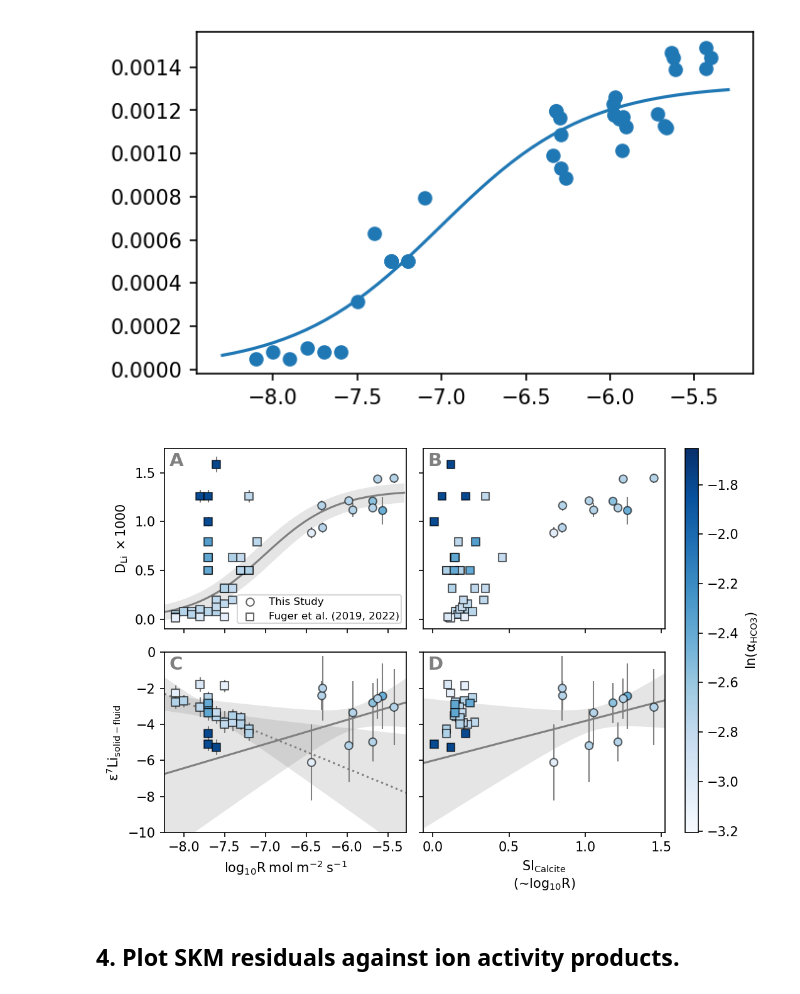
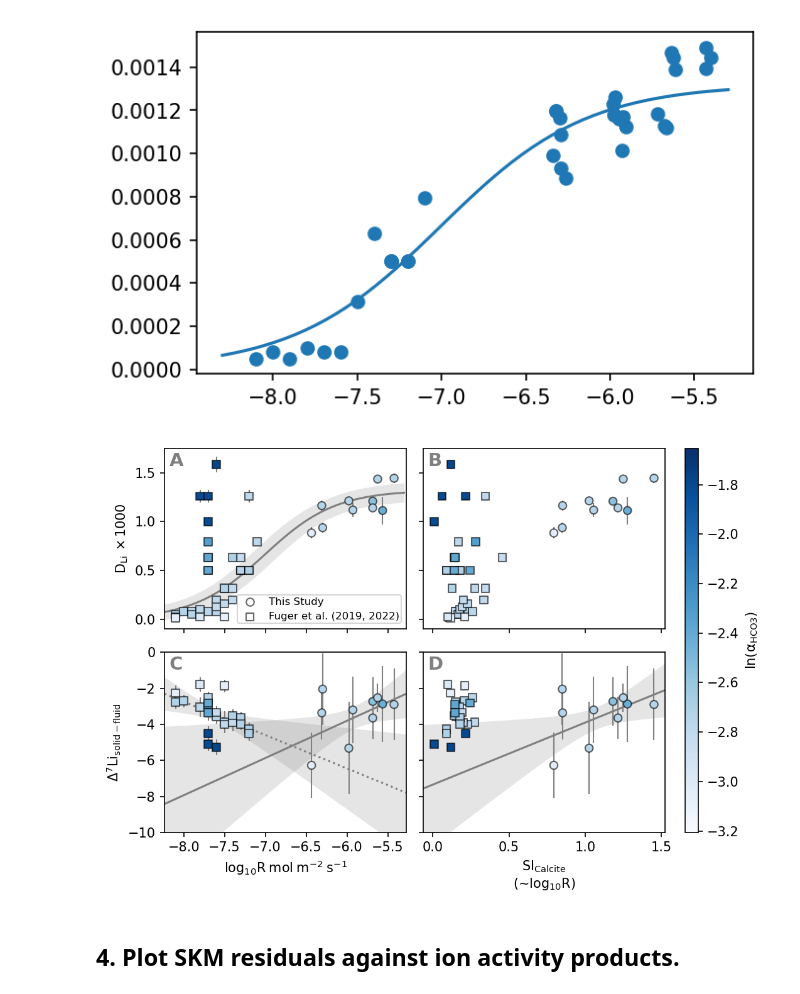
Before and after one commit to oscarbranson/supplementary, a Jupyter notebook: supplements/inorg_Li/02_Results.ipynb, the cells around one changed output. Drawn from its saved outputs; the diff is of its cells as text; code cells hidden in the pictures.

```diff
--- a/supplements/inorg_Li/02_Results.ipynb
+++ b/supplements/inorg_Li/02_Results.ipynb
@@ -272,10 +272,10 @@ for i, xvar in enumerate(['temp(C)', 'pH', 'C(mol/kgw)']):
         dax.scatter(nom(sdf.loc[ind, (database, xvar)]) * m, nom(sdf.loc[ind, ('OG', 'DLi')]) * 1e3,
                     lw=lw, edgecolor='k', color=c, zorder=20)
 
-        pax.errorbar(nom(sdf.loc[ind, (database, xvar)]) * m, nom(sdf.loc[ind, ('Li_isotopes_vs_fluid', 'epsilon_og')]),
-                     xerr=err(sdf.loc[ind, (database, xvar)]) * m, yerr=err(sdf.loc[ind, ('Li_isotopes_vs_fluid', 'epsilon_og')]),
+        pax.errorbar(nom(sdf.loc[ind, (database, xvar)]) * m, nom(sdf.loc[ind, ('Li_isotopes_vs_fluid', 'Delta_og')]),
+                     xerr=err(sdf.loc[ind, (database, xvar)]) * m, yerr=err(sdf.loc[ind, ('Li_isotopes_vs_fluid', 'Delta_og')]),
                      lw=0, elinewidth=1, color=c, zorder=-1)
-        pax.scatter(nom(sdf.loc[ind, (database, xvar)]) * m, nom(sdf.loc[ind, ('Li_isotopes_vs_fluid', 'epsilon_og')]),
+        pax.scatter(nom(sdf.loc[ind, (database, xvar)]) * m, nom(sdf.loc[ind, ('Li_isotopes_vs_fluid', 'Delta_og')]),
                     lw=lw, edgecolor='k', color=c, zorder=20)
 
 axs[0,0].scatter([],[], c='grey', label='This Study', edgecolor='k', lw=0.5)
@@ -288,8 +288,8 @@ for who in whos:
     dax.errorbar(inorg.loc[who, ('solution', 'TempC')], inorg.loc[who, ('solid', 'DLi')] * 1e3,
                     yerr=inorg.loc[who, ('solid', 'DLi_2std')] * 1e3,
                     marker=m, color=c, **epar)
-    pax.errorbar(inorg.loc[who, ('solution', 'TempC')], inorg.loc[who, ('solid', 'epsilon_7Li')],
-                    yerr=inorg.loc[who, ('solid', 'epsilon_7Li_2std')],
+    pax.errorbar(inorg.loc[who, ('solution', 'TempC')], inorg.loc[who, ('solid', 'Delta_7Li')],
+                    yerr=inorg.loc[who, ('solid', 'Delta_7Li_2std')],
                     marker=m, color=c, **epar)
 
     if 'Fuger' in who:
@@ -297,16 +297,16 @@ for who in whos:
         dax.errorbar(inorg.loc[who, (database, 'pH')], inorg.loc[who, ('solid', 'DLi')] * 1e3,
                      yerr=inorg.loc[who, ('solid', 'DLi_2std')] * 1e3,
                      marker=m, color=c, **epar)
-        pax.errorbar(inorg.loc[who, (database, 'pH')], inorg.loc[who, ('solid', 'epsilon_7Li')],
-                     yerr=inorg.loc[who, ('solid', 'epsilon_7Li_2std')],
+        pax.errorbar(inorg.loc[who, (database, 'pH')], inorg.loc[who, ('solid', 'Delta_7Li')],
+                     yerr=inorg.loc[who, ('solid', 'Delta_7Li_2std')],
                      marker=m, color=c, **epar)
 
         dax, pax = axs.T[2]
         dax.errorbar(inorg.loc[who, (database, 'C(mol/kgw)')] * 1e6, inorg.loc[who, ('solid', 'DLi')] * 1e3,
                      yerr=inorg.loc[who, ('solid', 'DLi_2std')] * 1e3,
                      marker=m, color=c, **epar)
-        pax.errorbar(inorg.loc[who, (database, 'C(mol/kgw)')] * 1e6, inorg.loc[who, ('solid', 'epsilon_7Li')],
-                     yerr=inorg.loc[who, ('solid', 'epsilon_7Li_2std')],
+        pax.errorbar(inorg.loc[who, (database, 'C(mol/kgw)')] * 1e6, inorg.loc[who, ('solid', 'Delta_7Li')],
+                     yerr=inorg.loc[who, ('solid', 'Delta_7Li_2std')],
                      marker=m, color=c, **epar)
 
     axs[0,0].scatter([], [], marker=m, color=c, label=rdict[who])
@@ -314,7 +314,7 @@ for who in whos:
 axs[0,0].legend(fontsize=8)
 
 axs[0,0].set_ylabel('$D_{Li}\ \\times 1000$')
-axs[1,0].set_ylabel('$\epsilon^7Li_{solid-fluid}$')
+axs[1,0].set_ylabel('$\\Delta^7Li_{solid-fluid}$')
 
 axs[1,0].set_xlabel('Temperature ℃')
 axs[1,1].set_xlabel('$pH_T$')
@@ -441,10 +441,10 @@ bax.errorbar(fug.loc[:, ('solid', 'logR')], fug.loc[:, ('solid', 'DLi')] * 1e3,
 bax.scatter(fug.loc[:, ('solid', 'logR')], fug.loc[:, ('solid', 'DLi')] * 1e3,
             c=fug.loc[:, cvar], marker=mdict['Fuger2019'][1], **cargs)
 
-pax.errorbar(fug.loc[:, ('solid', 'logR')], fug.loc[:, ('solid', 'epsilon_7Li')],
-             yerr=fug.loc[:, ('solid', 'epsilon_7Li_2std')],
+pax.errorbar(fug.loc[:, ('solid', 'logR')], fug.loc[:, ('solid', 'Delta_7Li')],
+             yerr=fug.loc[:, ('solid', 'Delta_7Li_2std')],
              **epar, zorder=-1, color='grey')
-pax.scatter(fug.loc[:, ('solid', 'logR')], fug.loc[:, ('solid', 'epsilon_7Li')],
+pax.scatter(fug.loc[:, ('solid', 'logR')], fug.loc[:, ('solid', 'Delta_7Li')],
             c=fug.loc[:, cvar], marker=mdict['Fuger2019'][1], **cargs)
 
 bax.errorbar(nom(pdf.loc[:, ('R', 'log10R_13C')]), nom(pdf.loc[:, ('OG', 'DLi')]) * 1e3,
@@ -452,10 +452,10 @@ bax.errorbar(nom(pdf.loc[:, ('R', 'log10R_13C')]), nom(pdf.loc[:, ('OG', 'DLi')]
              **epar, zorder=-1, color='grey')
 bax.scatter(nom(pdf.loc[:, ('R', 'log10R_13C')]), nom(pdf.loc[:, ('OG', 'DLi')]) * 1e3, c=nom(pdf.loc[:, cvar]), **cargs)
 
-pax.errorbar(nom(pdf.loc[:, ('R', 'log10R_13C')]), nom(pdf.loc[:, ('Li_isotopes_vs_fluid', 'epsilon_og')]),
-             xerr=err(pdf.loc[:, ('R', 'log10R_13C')]), yerr=err(pdf.loc[:, ('Li_isotopes_vs_fluid', 'epsilon_og')]),
+pax.errorbar(nom(pdf.loc[:, ('R', 'log10R_13C')]), nom(pdf.loc[:, ('Li_isotopes_vs_fluid', 'Delta_og')]),
+             xerr=err(pdf.loc[:, ('R', 'log10R_13C')]), yerr=err(pdf.loc[:, ('Li_isotopes_vs_fluid', 'Delta_og')]),
              **epar, zorder=-1, color='grey')
-ma = pax.scatter(nom(pdf.loc[:, ('R', 'log10R_13C')]), nom(pdf.loc[:, ('Li_isotopes_vs_fluid', 'epsilon_og')]), c=nom(pdf.loc[:, cvar]), **cargs)
+ma = pax.scatter(nom(pdf.loc[:, ('R', 'log10R_13C')]), nom(pdf.loc[:, ('Li_isotopes_vs_fluid', 'Delta_og')]), c=nom(pdf.loc[:, cvar]), **cargs)
 
 # SI Calcite plot
 
@@ -469,7 +469,7 @@ bax.errorbar(fug.loc[:, (database, 'si_Calcite')], fug.loc[:, ('solid', 'DLi')]
 bax.scatter(fug.loc[:, (database, 'si_Calcite')], fug.loc[:, ('solid', 'DLi')] * 1e3,
             c=fug.loc[:, cvar], marker=mdict['Fuger2019'][1], **cargs)
 
-pax.scatter(fug.loc[:, (database, 'si_Calcite')], fug.loc[:, ('solid', 'epsilon_7Li')],
+pax.scatter(fug.loc[:, (database, 'si_Calcite')], fug.loc[:, ('solid', 'Delta_7Li')],
             c=fug.loc[:, cvar], marker=mdict['Fuger2019'][1], **cargs)
 
 bax.errorbar(nom(pdf.loc[:, (database, 'si_Calcite')]), nom(pdf.loc[:, ('OG', 'DLi')]) * 1e3,
@@ -477,49 +477,49 @@ bax.errorbar(nom(pdf.loc[:, (database, 'si_Calcite')]), nom(pdf.loc[:, ('OG', 'D
              **epar, zorder=-1, color='grey')
 bax.scatter(nom(pdf.loc[:, (database, 'si_Calcite')]), nom(pdf.loc[:, ('OG', 'DLi')]) * 1e3, c=nom(pdf.loc[:, cvar]), **cargs)
 
-pax.errorbar(nom(pdf.loc[:, (database, 'si_Calcite')]), nom(pdf.loc[:, ('Li_isotopes_vs_fluid', 'epsilon_og')]),
-             yerr=err(pdf.loc[:, ('Li_isotopes_vs_fluid', 'epsilon_og')]),
+pax.errorbar(nom(pdf.loc[:, (database, 'si_Calcite')]), nom(pdf.loc[:, ('Li_isotopes_vs_fluid', 'Delta_og')]),
+             yerr=err(pdf.loc[:, ('Li_isotopes_vs_fluid', 'Delta_og')]),
              **epar, zorder=-1, color='grey')
-ma = pax.scatter(nom(pdf.loc[:, (database, 'si_Calcite')]), nom(pdf.loc[:, ('Li_isotopes_vs_fluid', 'epsilon_og')]), c=nom(pdf.loc[:, cvar]), **cargs)
+ma = pax.scatter(nom(pdf.loc[:, (database, 'si_Calcite')]), nom(pdf.loc[:, ('Li_isotopes_vs_fluid', 'Delta_og')]), c=nom(pdf.loc[:, cvar]), **cargs)
 
 # pax.set_xlim(-6.6, -5.3)
 pax.set_ylim(-10, 0.)
 
 # draw on lines of best fit for the fuger data and our data
-pp = fit_line(fug.loc[:, ('solid', 'logR')], fug.loc[:, ('solid', 'epsilon_7Li')])
+pp = fit_line(fug.loc[:, ('solid', 'logR')], fug.loc[:, ('solid', 'Delta_7Li')])
 plot_line(axs[1,0], pp, zorder=-3, color='gray', ls=':')
 
 ind = ~df.index.str.contains('T =')
-pp = fit_line(nom(df.loc[ind, ('R', 'log10R_13C')]), nom(df.loc[ind, ('Li_isotopes_vs_fluid', 'epsilon_og')]))
+pp = fit_line(nom(df.loc[ind, ('R', 'log10R_13C')]), nom(df.loc[ind, ('Li_isotopes_vs_fluid', 'Delta_og')]))
 plot_line(axs[1,0], pp, zorder=-3, color='gray')
 
-pp = fit_line(nom(df.loc[ind, (database, 'si_Calcite')]), nom(df.loc[ind, ('Li_isotopes_vs_fluid', 'epsilon_og')]))
+pp = fit_line(nom(df.loc[ind, (database, 'si_Calcite')]), nom(df.loc[ind, ('Li_isotopes_vs_fluid', 'Delta_og')]))
 plot_line(axs[1,1], pp, zorder=-3, color='gray')
 
 # draw on SKM fit to constant HCO3-
 axs[0,0].plot(np.log10(nR), unp.nominal_values(pred) * 1000, color='grey', zorder=-2)
 axs[0,0].fill_between(np.log10(nR), unp.nominal_values(pred - 1.96 * err(pred)) * 1000, unp.nominal_values(pred + 1.96 * err(pred)) * 1000, alpha=0.2, color='grey', zorder=-3, lw=0)
 
 
 axs[0,0].set_ylabel('$D_{Li}\ \\times 1000$')
-axs[1,0].set_ylabel('$\epsilon^7Li_{solid-fluid}$')
+axs[1,0].set_ylabel('$\\Delta^7Li_{solid-fluid}$')
 
 fig.tight_layout()
 
 fig.subplots_adjust(right=0.87)
 cax = fig.add_axes([.9, pax.get_position().y0, .02, bax.get_position().y1 - pax.get_position().y0])
 fig.colorbar(ma, cax, label=clabel)
 
 for ax, a in zip(axs.flat, 'ABCDEFGH'):
     ax.text(0.02, 0.98, a, weight='bold', transform=ax.transAxes, ha='left', va='top', fontsize=14, color='grey')
 
 axs[0,0].scatter([],[],marker='o', label='This Study', color='w', **cargs)
 axs[0,0].scatter([],[],marker='s', label='Fuger et al. (2019, 2022)', color='w', **cargs)
 axs[0,0].legend(fontsize=8, borderpad=0.2)
 
 savefig(fig, '03_Rate_SI')
 # %% [output]
-[figure, old version]
+[figure, new version]
 # %% [markdown]
 ## 4. Plot SKM residuals against ion activity products.
 # %%
```
Also changed, not shown: parts of 4 cells of this notebook, 1 other file.
